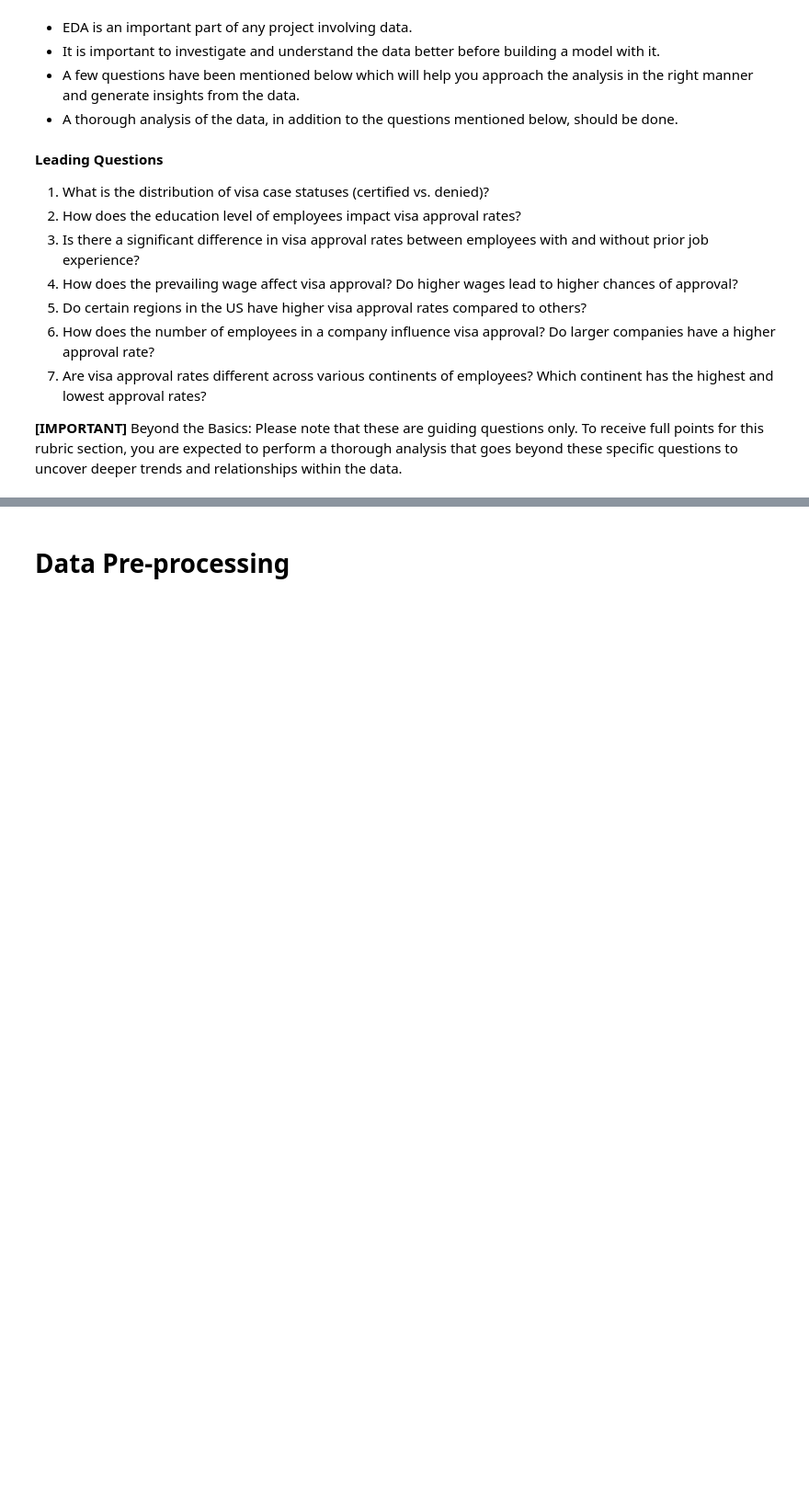
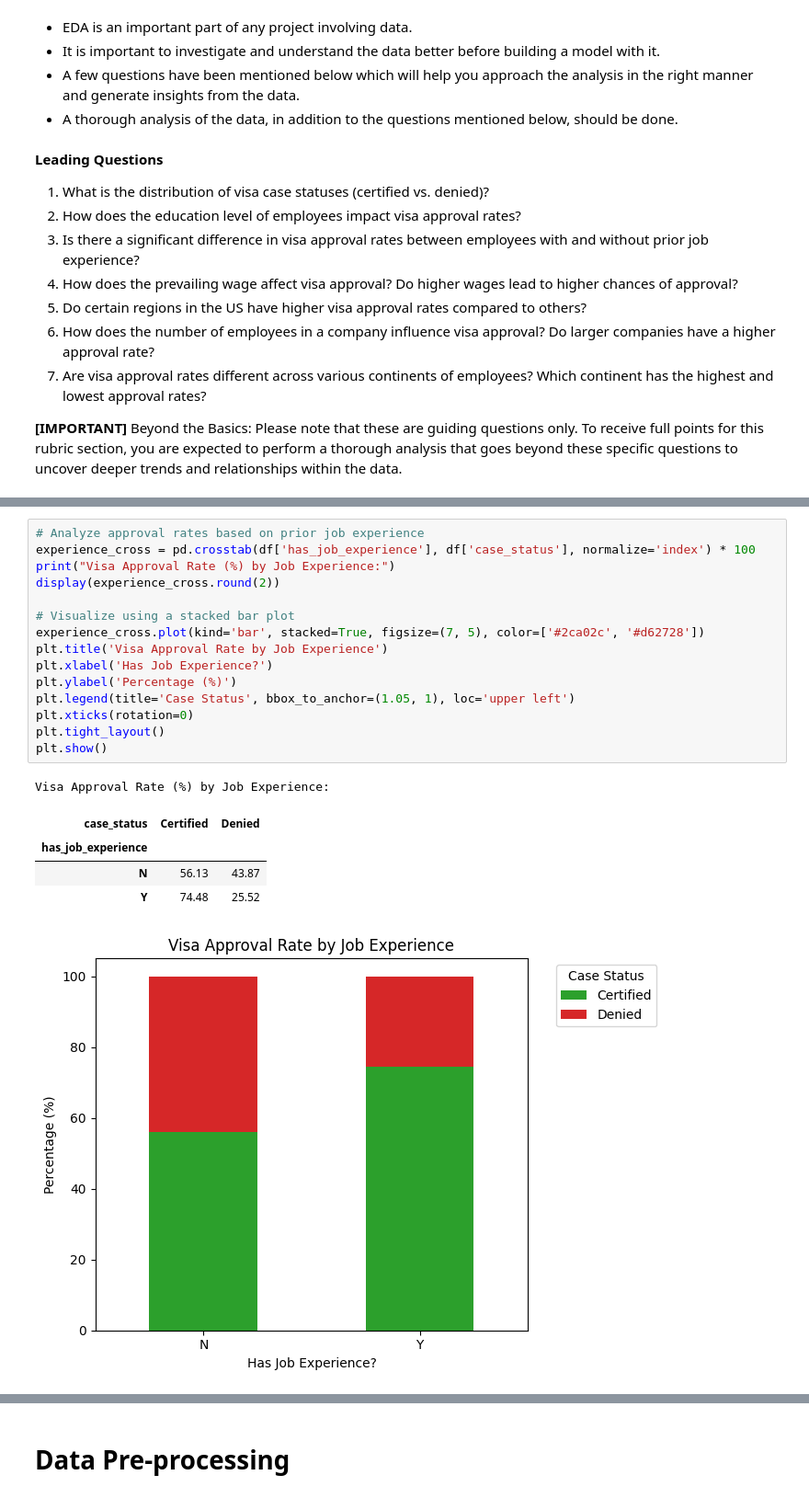
Before and after one commit to Kwasi-Dankwa/Easy_Visa_CS, a Jupyter notebook: AI&DS_Week8_Project2_Full_Code_Notebook_EasyVisa_.ipynb, the cells around one changed output, grey strips where cells are left out. Shown at 92% size. Drawn from its saved outputs; the diff is of its cells as text; blank space fills up the shorter version.

```diff
--- a/AI&DS_Week8_Project2_Full_Code_Notebook_EasyVisa_.ipynb
+++ b/AI&DS_Week8_Project2_Full_Code_Notebook_EasyVisa_.ipynb
@@ -148,0 +206,22 @@ memory usage: 2.3+ MB
+# %%
+# Analyze approval rates based on prior job experience
+experience_cross = pd.crosstab(df['has_job_experience'], df['case_status'], normalize='index') * 100
+print("Visa Approval Rate (%) by Job Experience:")
+display(experience_cross.round(2))
+
+# Visualize using a stacked bar plot
+experience_cross.plot(kind='bar', stacked=True, figsize=(7, 5), color=['#2ca02c', '#d62728'])
+plt.title('Visa Approval Rate by Job Experience')
+plt.xlabel('Has Job Experience?')
+plt.ylabel('Percentage (%)')
+plt.legend(title='Case Status', bbox_to_anchor=(1.05, 1), loc='upper left')
+plt.xticks(rotation=0)
+plt.tight_layout()
+plt.show()
+# %% [output]
+Visa Approval Rate (%) by Job Experience:
+| case_status | Certified | Denied |
+| has_job_experience |  |  |
+| N | 56.13 | 43.87 |
+| Y | 74.48 | 25.52 |
+[figure, added]
```
Also changed, not shown: parts of 12 cells of this notebook.
